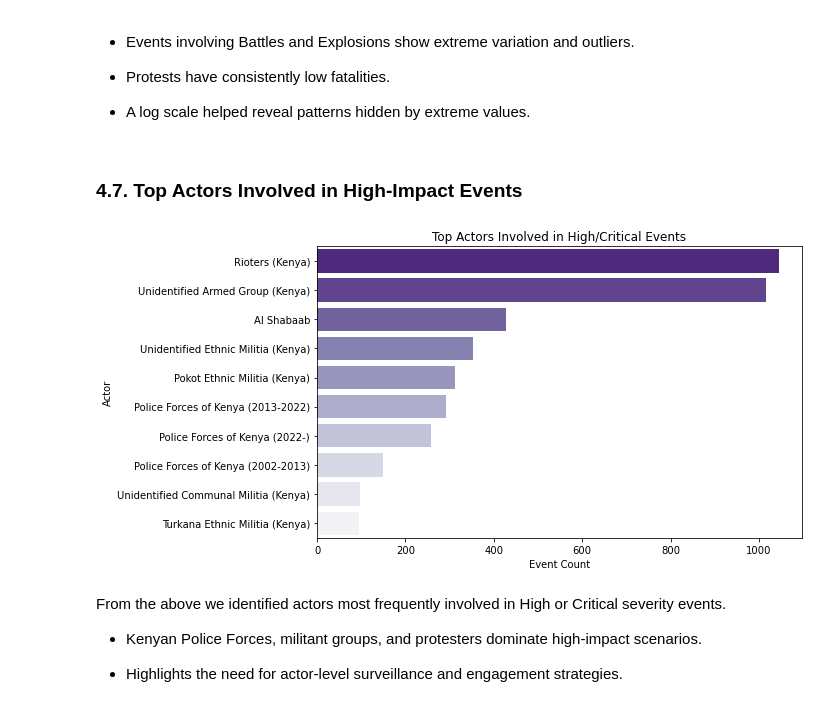
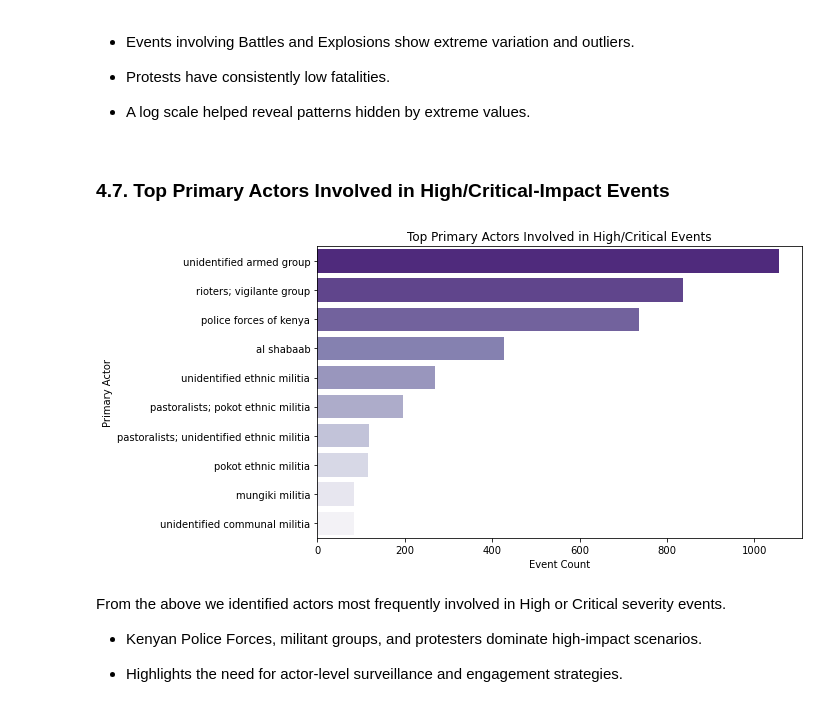
Before and after one commit to Endalkmin/conflict-event-impact-classifier, a Jupyter notebook: severity-classifier.ipynb, the cells around one changed output. Saved outputs shown, nothing was run; the diff lists cells and outputs as text; code cells hidden in the pictures.

```diff
--- a/severity-classifier.ipynb
+++ b/severity-classifier.ipynb
@@ -185,5 +246,0 @@ To retain valuable features and avoid unnecessary row deletions:
-# %%
-df_kenya['civilian_targeting'] = df_kenya['civilian_targeting'].fillna('None')
-df_kenya['notes'] = df_kenya['notes'].fillna('')
-df_kenya['actor2'] = df_kenya['actor2'].fillna('Unknown')
-df_kenya['inter2'] = df_kenya['inter2'].fillna('Unknown')
@@ -189,0 +296,14 @@ df_kenya['inter2'] = df_kenya['inter2'].fillna('Unknown')
+# %%
+# we combine the two columns
+def combine_actors_from_row(row, col1, col2):
+    a1, a2 = row[col1], row[col2]
+    actors = [actor for actor in [a1, a2] if actor != "unknown"]
+    if not actors:
+        return "unknown"
+    # remove from duplicated same actor names and return only one
+    return '; '.join(sorted(set(actors)))
+
+df_kenya['primary_actor'] = df_kenya.apply(lambda row: combine_actors_from_row(row, 'actor1', 'assoc_actor_1'),
+    axis=1)
+df_kenya['secondary_actor'] = df_kenya.apply(lambda row: combine_actors_from_row(row, 'actor2', 'assoc_actor_2'),
+    axis=1)
@@ -204,17 +354,18 @@ The CIS is a composite score derived as follows:
 
 - Narrative Length: Additional points based on text length (divided by 1000)
 # %%
+# create function for scoring impact based on features
 def community_impact_score(row):
     score = 0
     score += row['fatalities'] * 2
 
-    if row['civilian_targeting'] == 'Civilian targeting':
+    if row['civilian_targeting'] == 'civilian targeting':
         score += 5
 
-    if row['event_type'] in ['Violence against civilians', 'Battles', 'Explosions/Remote violence']:
+    if row['event_type'] in ['violence against civilians', 'battles', 'explosions/remote violence']:
         score += 3
 
-    if 'displacement' in row['notes'].lower() or 'burnt' in row['notes'].lower():
+    if 'displacement' in row['notes'] or 'burnt' in row['notes']:
         score += 4
 
     score += len(row['notes']) / 1000  # Normalize narrative length contribution
@@ -259,3 +412,8 @@ Name: count, dtype: int64
+# %%
+# we convert string 'event_date' into datetime
+df_kenya['event_date'] = pd.to_datetime(df_kenya['event_date'])
+df_kenya['year'] = df_kenya['event_date'].dt.year
+df_kenya['month'] = df_kenya['event_date'].dt.month
 # %% [markdown]
 ## 4. Exploratory Data Analysis
 # %% [markdown]
@@ -406,22 +565,22 @@ plt.show()
 
 - A log scale helped reveal patterns hidden by extreme values.
 # %% [markdown]
-### 4.7. Top Actors Involved in High-Impact Events
+### 4.7. Top Primary Actors Involved in High/Critical-Impact Events
 # %%
 # Filter for high and critical
 high_impact = df_kenya[df_kenya['severity_level'].isin(['High', 'Critical'])]
 
-top_actors = high_impact['actor1'].value_counts().nlargest(10)
+top_actors = high_impact['primary_actor'].value_counts().nlargest(10)
 
 plt.figure(figsize=(10, 5))
 sns.barplot(x=top_actors.values, y=top_actors.index, palette='Purples_r')
-plt.title('Top Actors Involved in High/Critical Events')
+plt.title('Top Primary Actors Involved in High/Critical Events')
 plt.xlabel('Event Count')
-plt.ylabel('Actor')
+plt.ylabel('Primary Actor')
 plt.tight_layout()
 plt.show()
 # %% [output]
-[figure, old version]
+[figure, new version]
 # %% [markdown]
 From the above we identified actors most frequently involved in High or Critical severity events.
 - Kenyan Police Forces, militant groups, and protesters dominate high-impact scenarios.
```
Also changed, not shown: parts of 38 cells of this notebook, 1 other file.
